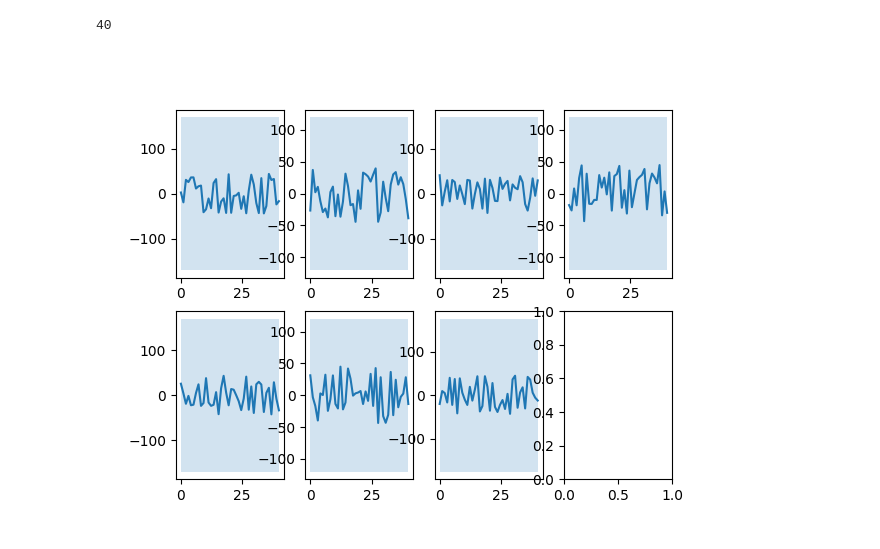
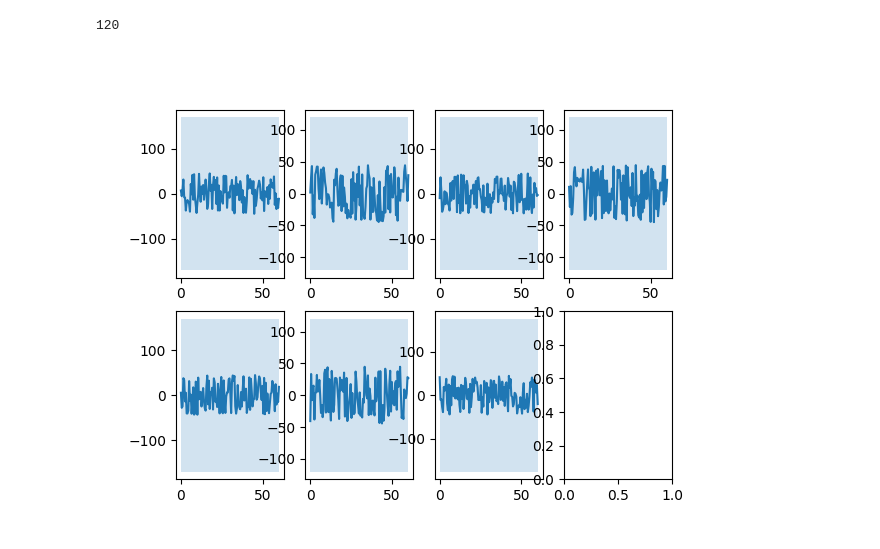
Before and after one commit to arminwessel/kident2, a Jupyter notebook: src/trajectories.ipynb, the cells around one changed output. Drawn from its saved outputs; the diff is of its cells as text; code cells hidden in the pictures.

```diff
--- a/src/trajectories.ipynb
+++ b/src/trajectories.ipynb
@@ -75,10 +75,10 @@ def plot_with_joint_limits(joints, time):
 # %%
 %matplotlib widget
 # qs,x=generate_sine_trajectory(100,15,0.3,[1, 1, 1, 2, 2, 2, 3], 1/15)
-qs, x = generate_trajectory_points(40,1)
+qs, x = generate_trajectory_points(60,0.5)
 df = pd.DataFrame(qs/180*np.pi)
 df.to_csv("traj.csv")
 plot_with_joint_limits(qs, x)
 # %% [output]
-40
+120
-[figure, old version]
+[figure, new version]
```
Also changed, not shown: 3 other files.
